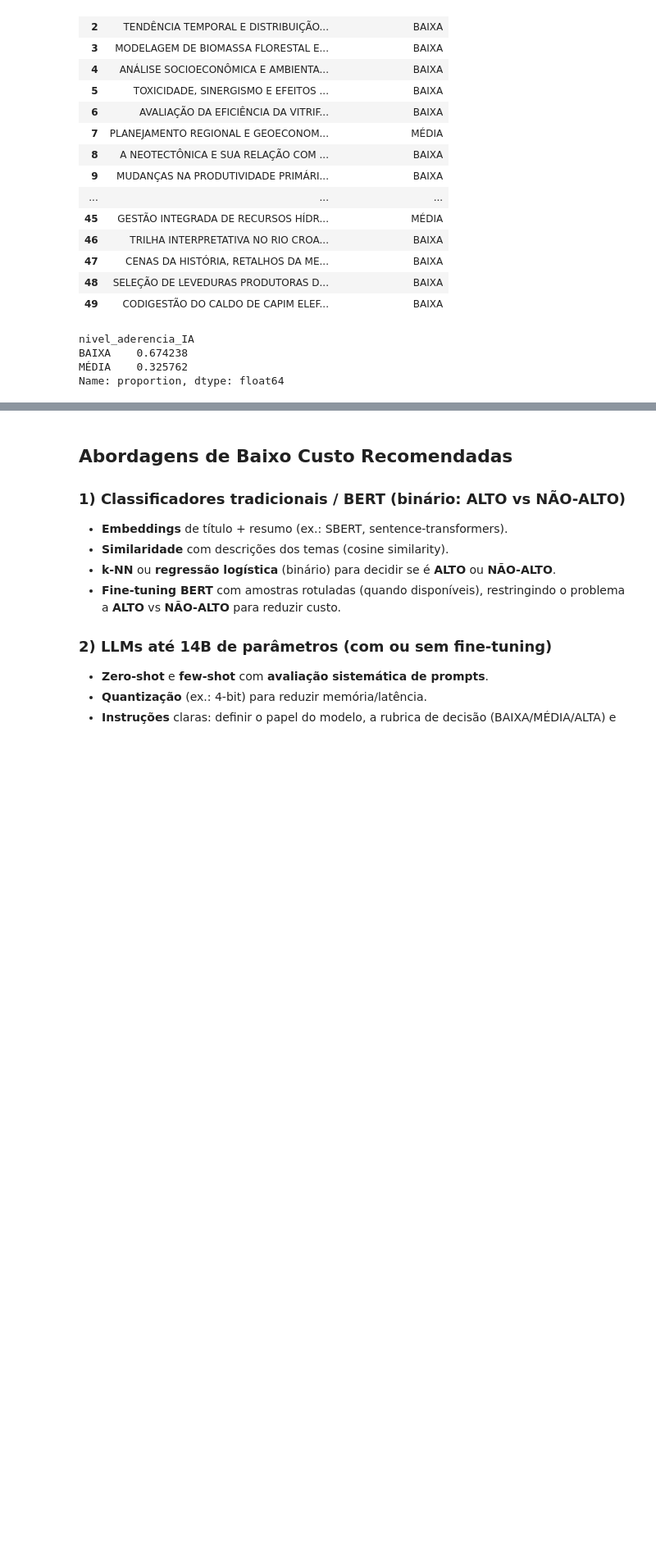
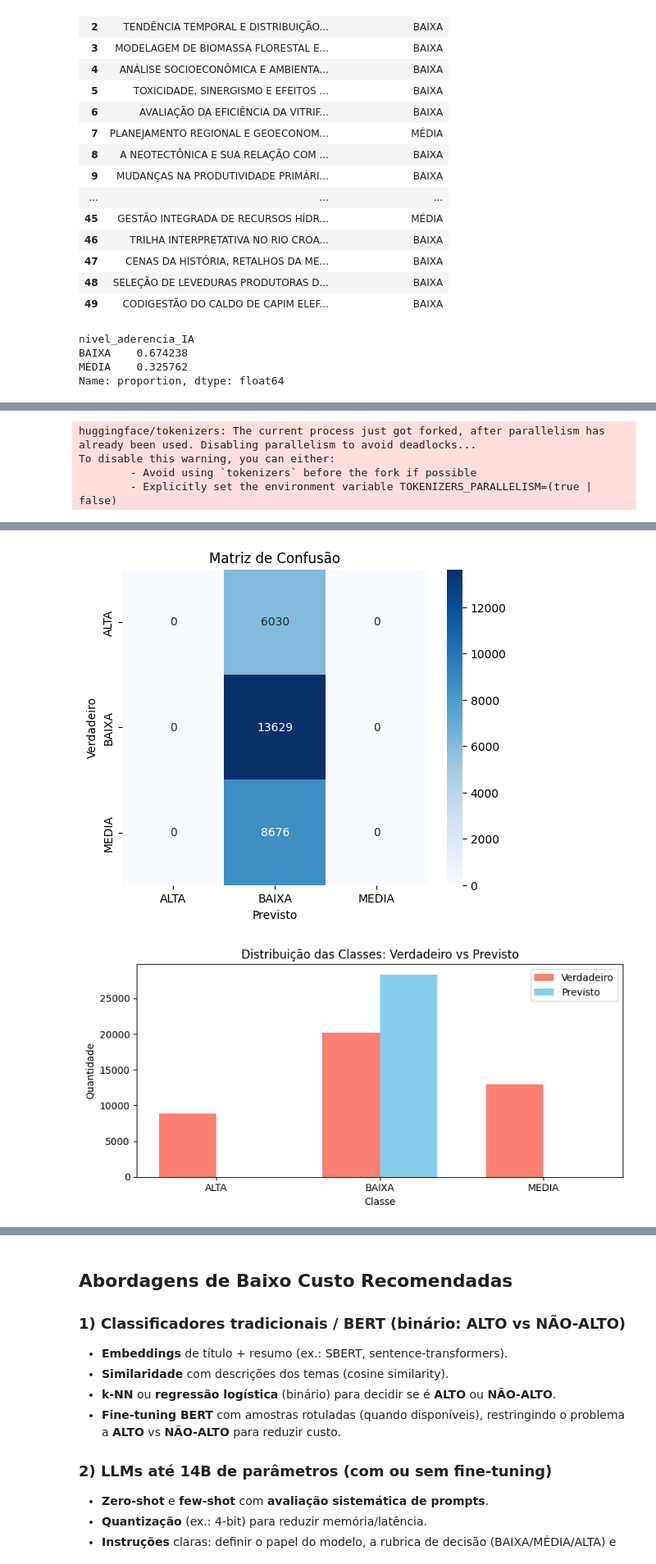
Before and after one commit to leonardo8787/LeanDL-HPC-2025, a Jupyter notebook: main.ipynb, the cells around one changed output, grey strips where cells are left out. Shown at 82% size. Cells and saved outputs as stored; diff of their text form; code cells hidden in the pictures; blank space fills up the shorter version.

```diff
--- a/main.ipynb
+++ b/main.ipynb
@@ -581,0 +309,17 @@ ImportError: cannot import name 'triu' from 'scipy.linalg' (/home/leonardocampos
+# %%
+# Filtra apenas linhas válidas (sem None ou NaN nas duas colunas)
+df_valid = dados_df.dropna(subset=['modelo_nivel', 'nivel_aderencia_IA'])
+
+y_true = df_valid['modelo_nivel']
+y_pred = df_valid['nivel_aderencia_IA']
+
+from sklearn.metrics import accuracy_score, classification_report, confusion_matrix
+
+acc = accuracy_score(y_true, y_pred)
+print(f"Acurácia do modelo: {acc:.2%}")
+
+print("\nRelatório de classificação:")
+print(classification_report(y_true, y_pred, digits=3))
+
+print("\nMatriz de confusão:")
+print(confusion_matrix(y_true, y_pred))
@@ -581,0 +347,38 @@ ImportError: cannot import name 'triu' from 'scipy.linalg' (/home/leonardocampos
+# %%
+%pip install matplotlib seaborn
+
+import matplotlib.pyplot as plt
+import seaborn as sns
+import pandas as pd
+
+# Matriz de confusão
+cm = confusion_matrix(y_true, y_pred, labels=sorted(df_valid['modelo_nivel'].unique()))
+plt.figure(figsize=(6,5))
+sns.heatmap(cm, annot=True, fmt='d', cmap='Blues', xticklabels=sorted(df_valid['modelo_nivel'].unique()), yticklabels=sorted(df_valid['modelo_nivel'].unique()))
+plt.xlabel('Previsto')
+plt.ylabel('Verdadeiro')
+plt.title('Matriz de Confusão')
+plt.show()
+
+# Gráfico agrupado: previsto vs verdadeiro
+labels = sorted(df_valid['modelo_nivel'].unique())
+previstos = pd.Series(y_pred).value_counts().reindex(labels, fill_value=0)
+verdadeiros = pd.Series(y_true).value_counts().reindex(labels, fill_value=0)
+
+x = range(len(labels))
+width = 0.35
+plt.figure(figsize=(8,4))
+plt.bar(x, verdadeiros, width=width, label='Verdadeiro', color='salmon')
+plt.bar([i + width for i in x], previstos, width=width, label='Previsto', color='skyblue')
+plt.xticks([i + width/2 for i in x], labels)
+plt.xlabel('Classe')
+plt.ylabel('Quantidade')
+plt.title('Distribuição das Classes: Verdadeiro vs Previsto')
+plt.legend()
+plt.tight_layout()
+plt.show()
+# %% [output]
+huggingface/tokenizers: The current process just got forked, after parallelism has already been used. Disabling parallelism to avoid deadlocks...
+To disable this warning, you can either:
+        - Avoid using `tokenizers` before the fork if possible
+        - Explicitly set the environment variable TOKENIZERS_PARALLELISM=(true | false)
@@ -581,0 +405,2 @@ ImportError: cannot import name 'triu' from 'scipy.linalg' (/home/leonardocampos
+[figure, added]
+[figure, added]
```
Also changed, not shown: parts of 14 cells of this notebook, 2 other files.
